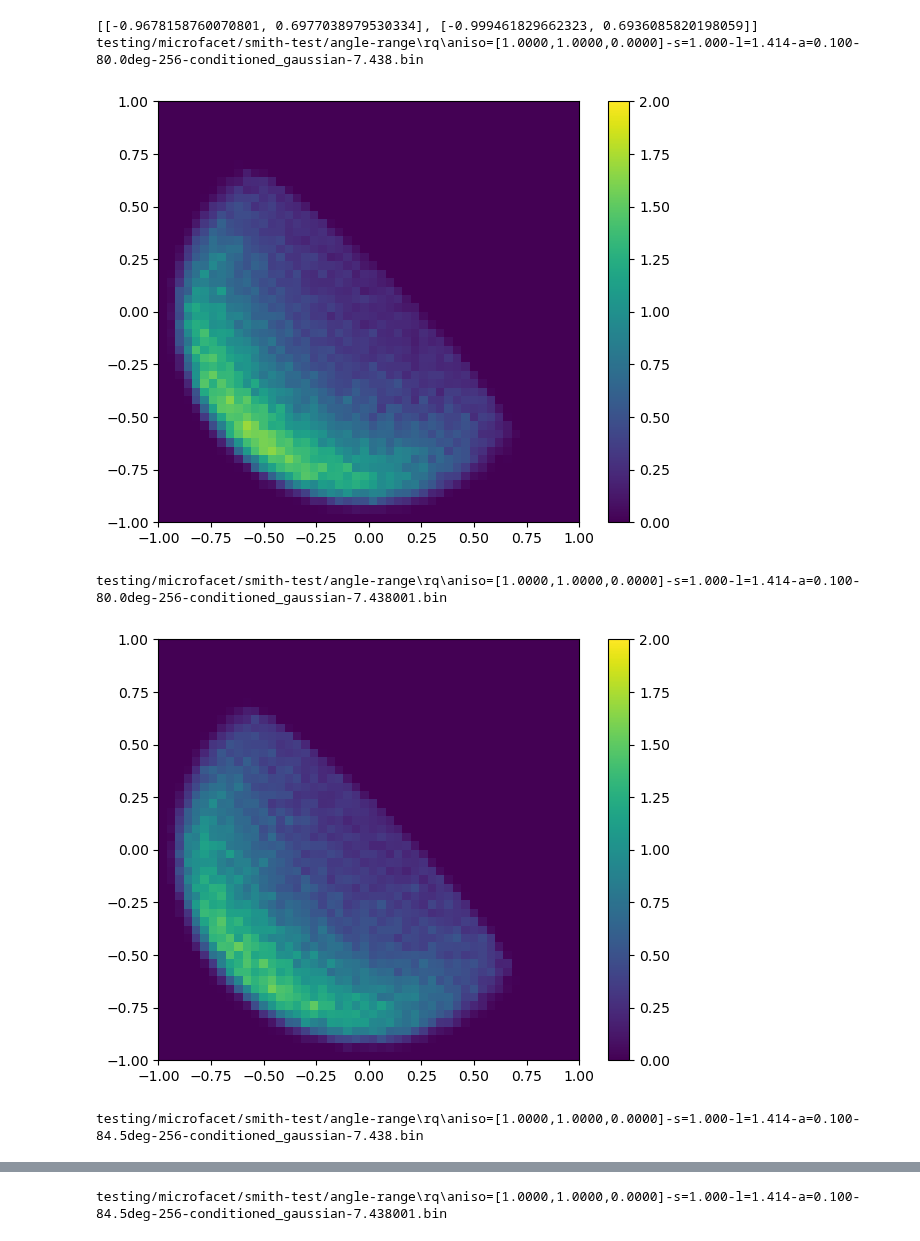
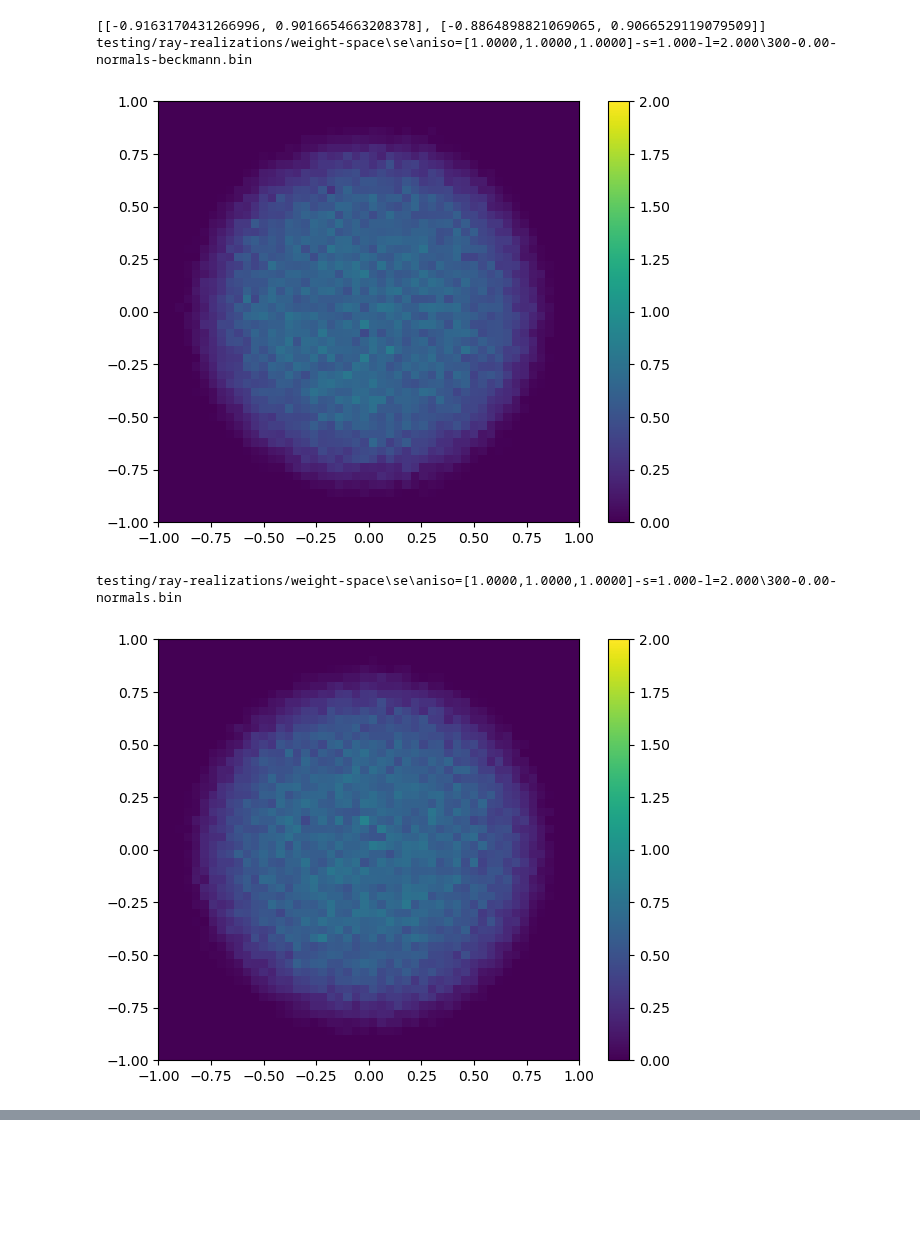
Before and after one commit to daseyb/tungsten, a Jupyter notebook: data/ndf.ipynb, the cells around one changed output, grey strips where cells are left out. Cells and saved outputs as stored; diff of their text form; code cells hidden in the pictures; blank space fills up the shorter version.

Commit message:
weight space sampling fix

```diff
--- a/data/ndf.ipynb
+++ b/data/ndf.ipynb
@@ -104,11 +104,8 @@ with plt.style.context("seaborn-v0_8-dark"):
 def br(L2):
     return np.sqrt(2*L2)
 
-
-
 normal_files = dict()
 bounds = [[np.inf,-np.inf], [np.inf, -np.inf]]
-
 
 #for file in glob.glob("testing/intersections/*plane*/*reflection*.bin"):
 #for file in glob.glob("testing/intersections/gp-medium-plane-softlight-*/*normals*.bin"):
@@ -118,11 +115,14 @@ bounds = [[np.inf,-np.inf], [np.inf, -np.inf]]
 #for file in glob.glob("testing/microfacet/normals-validate-nocond/se/*l=0.14*80*.bin"):
 #for file in glob.glob("testing/microfacet/normals-validate-nocond/angle-range/se/*.bin"):
 #for file in glob.glob("testing/microfacet/normals-validate-nocond/angle-range/rq/*.bin"):
-for file in glob.glob("testing/microfacet/smith-test/angle-range/*/*256*.bin"):
+#for file in glob.glob("testing/microfacet/smith-test/angle-range/*/*256*.bin"):
+for file in glob.glob("testing/ray-realizations/weight-space/*/*l=2.0*/300-*0.00*-normals*.bin"):
 #for file in glob.glob("normals-validate-nocond/se/*.bin"):
-    if "old" in file or "realizations" in file or "failed" in file:
-        continue
-    normals = np.reshape(np.fromfile(file, dtype=np.float32), (3,-1)).T
+
+    if("testing/ray-realizations" in file):
+        normals = np.reshape(np.fromfile(file, dtype=np.float64), (-1,3))#.T
+    else:
+        normals = np.reshape(np.fromfile(file, dtype=np.float32), (3,-1)).T
 
     deg_idx = file.find("deg")
     deg_idx = deg_idx if deg_idx != -1 else -4
@@ -140,50 +140,50 @@ for file in glob.glob("testing/microfacet/smith-test/angle-range/*/*256*.bin"):
     #plot_normal_collection(normals, file[len("visible-normals/"):], file)
 
 common_prefix = os.path.commonprefix(list(normal_files.keys()))
-common_postfix = "" # os.path.commonprefix([k[::-1] for k in list(normal_files.keys())])[::-1]
+common_postfix = os.path.commonprefix([k[::-1] for k in list(normal_files.keys())])[::-1]
 print(bounds)
 
 for k, v in normal_files.items():
-    if "l=1" in k:
-        beckmann_roughness = np.sqrt(2)
-    elif "l=0.5" in k:
-        beckmann_roughness = 2*np.sqrt(2)
-    elif "l=0.1" in k:
-        beckmann_roughness = 10*np.sqrt(2)
+    #if "conditioned" not in k:
+    #    continue
 
-    #if "conditioned" not in k:
+    #if "beckmann" in k:
     #    continue
 
     print(k)
 
     #plot_normal_collection_1D(v, k[len("visible-normals/"):], k,
     #                        beckmann_roughness=np.round(beckmann_roughness, 4))
 
     #plot_normal_collection(v, k[len(common_prefix):], k, bounds = ((-0.03, 0.03), (-0.03, 0.03)) if "normals" in k else ((-0.01, 0.01), (-1, -0.98)))
 
     #plot_normal_collection(v, k[len(common_prefix):], k, bounds = ((-0.03, 0.03), (-0.03, 0.03)) if "normals" in k else ((-0.01, 0.01), (-1, -0.98)),
     #                       gt_normals=normal_files["testing/intersections\\gp-medium-plane-softlight-ref-ndf-no-nee\\surface-reflection.bin"])
 
     #plot_normal_collection(v, k[len(common_prefix):-len(common_postfix)], k, bounds = ((-0.03, 0.03), (-0.03, 0.03)), vmin=-300, vmax=300,
     #                       gt_normals=normal_files["testing/intersections\\gp-medium-plane-softlight-mean-beckmann\\medium-normals.bin"])
     #plot_normal_collection(v, k[len(common_prefix):], k, bounds = ((-0.3, 0.3), (-0.3, 0.3)))
     #plot_normal_collection(v, k[len(common_prefix):], k, bounds = ((-0.03, 0.03), (-0.03, 0.03)),
     #                       gt_normals=normal_files["testing/microfacet/normals-validate-nocond/se\\aniso=[1.0000,1.0000,0.0000]-s=0.001-l=0.141-67.5deg-32-beckmann-0.200.bin"])
     #plot_normal_collection(v, k[len(common_prefix):], k, bounds = ((-0.03, 0.03), (-0.03, 0.03)), vmin=-100, vmax=100,
     #                       gt_normals=normal_files["testing/microfacet/normals-validate-nocond/se\\aniso=[1.0000,1.0000,0.0000]-s=0.001-l=0.141-81.0deg-32-beckmann-0.020.bin"])
 
     #plot_normal_collection(v, k[len(common_prefix):], k, bounds = ((-1, 1), (-1, 1)), vmin=-0.25, vmax=0.25, gt_normals=normal_files[k.replace("conditioned_gaussian", "beckmann")])
+    #plot_normal_collection_1D(v, k[len(common_prefix):], k, gt_normals=normal_files[k.replace("conditioned_gaussian", "beckmann")])
+
+
+    #plot_normal_collection(v, k[len(common_prefix):-len(common_postfix)] + " - error", k, bounds = ((-1, 1), (-1, 1)), vmin=-0.25, vmax=0.25, gt_normals=normal_files[k.replace("-normals", "-normals-beckmann")])
     plot_normal_collection(v, "", k, bounds = ((-1, 1), (-1, 1)), vmin=0, vmax=2)
-    #plot_normal_collection_1D(v, k[len(common_prefix):], k, gt_normals=normal_files[k.replace("conditioned_gaussian", "beckmann")])
+
+    #lot_normal_collection_1D(v, k[len(common_prefix):], k, gt_normals=normal_files[k.replace("-normals", "-normals-beckmann")])
 
     #plot_normal_collection(v, k[len(common_prefix):], k, bounds = ((-0.3, 0.3), (-0.3, 0.3)),
     #                       gt_normals=normal_files[k.replace("conditioned_gaussian", "beckmann")], vmin=-1, vmax=1)
     #plot_normal_collection(v, k[len(common_prefix):], k, bounds = bounds)
     plt.show()
 # %% [output]
-[[-0.9678158760070801, 0.6977038979530334], [-0.999461829662323, 0.6936085820198059]]
-testing/microfacet/smith-test/angle-range\rq\aniso=[1.0000,1.0000,0.0000]-s=1.000-l=1.414-a=0.100-80.0deg-256-conditioned_gaussian-7.438.bin
+[[-0.9163170431266996, 0.9016654663208378], [-0.8864898821069065, 0.9066529119079509]]
+testing/ray-realizations/weight-space\se\aniso=[1.0000,1.0000,1.0000]-s=1.000-l=2.000\300-0.00-normals-beckmann.bin
-[figure, old version]
+[figure, new version]
-testing/microfacet/smith-test/angle-range\rq\aniso=[1.0000,1.0000,0.0000]-s=1.000-l=1.414-a=0.100-80.0deg-256-conditioned_gaussian-7.438001.bin
+testing/ray-realizations/weight-space\se\aniso=[1.0000,1.0000,1.0000]-s=1.000-l=2.000\300-0.00-normals.bin
-[figure, old version]
+[figure, new version]
-testing/microfacet/smith-test/angle-range\rq\aniso=[1.0000,1.0000,0.0000]-s=1.000-l=1.414-a=0.100-84.5deg-256-conditioned_gaussian-7.438.bin
@@ -191 +189,0 @@ testing/microfacet/smith-test/angle-range\rq\aniso=[1.0000,1.0000,0.0000]-s=1.00
-testing/microfacet/smith-test/angle-range\rq\aniso=[1.0000,1.0000,0.0000]-s=1.000-l=1.414-a=0.100-84.5deg-256-conditioned_gaussian-7.438001.bin
```
Also changed, not shown: parts of 2 cells of this notebook, 13 other files.
